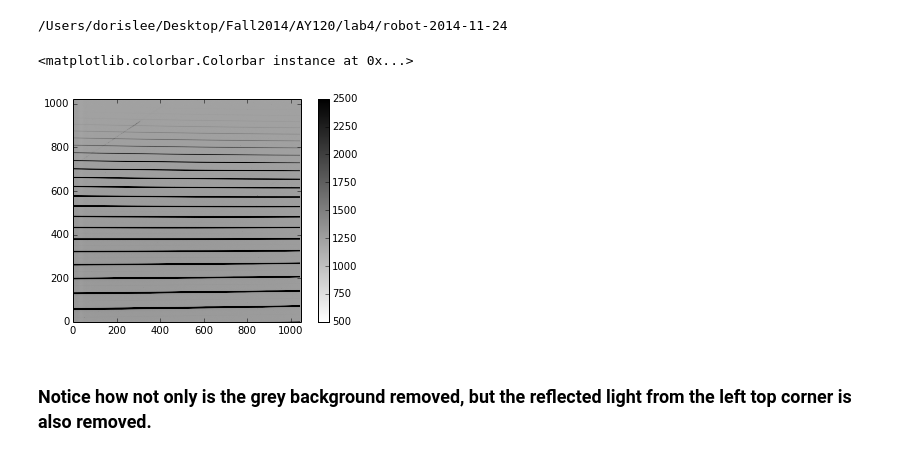
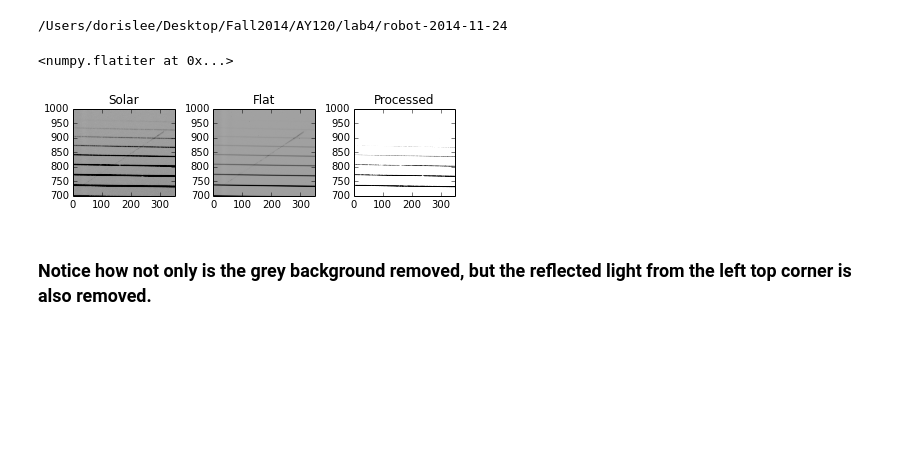
Before and after one commit to dorisjlee/AY120, a Jupyter notebook: lab4/SolarScan Analysis.ipynb, the cells around one changed output. Drawn from its saved outputs; the diff is of its cells as text; code cells hidden in the pictures; blank space fills up the shorter version.

Commit message:
black magic with data reduction (dark,flat subtraction) made the Eddington approx curve fit beautifully

```diff
--- a/lab4/SolarScan Analysis.ipynb
+++ b/lab4/SolarScan Analysis.ipynb
@@ -82,9 +71,27 @@ for i in glob.glob("Q-*.fit"):
     tmp= pf.getdata(i)
     flats +=tmp
 flats = flats /len(glob.glob("Q-*.fit"))
-plt.imshow(flats[::-1],cmap='gray_r',vmin=500,vmax=2500,origin="lower")
-plt.colorbar()
-# %% [output]
-<matplotlib.colorbar.Colorbar instance at 0x...>
-[figure, removed]
+# %%
+axes.flat
+# %% [output]
+<numpy.flatiter at 0x...>
+# %%
+fig = plt.figure()
+ax1 = plt.subplot(232)
+plt.title("Flat",fontsize=12)
+plt.imshow(flats[::-1][700:1000,0:350],cmap='gray_r',vmin=500,vmax=2500,origin="lower",extent =[0,350,700,1000])
+ax2 = plt.subplot(231)
+plt.title("Solar",fontsize=12)
+plt.imshow(x[::-1][700:1000,0:350],cmap='gray_r',vmin=500,vmax=2500,origin="lower",extent =[0,350,700,1000])
+ax3 = plt.subplot(233)
+plt.title("Processed",fontsize=12)
+im = plt.imshow(processed[::-1][700:1000,0:350],cmap='gray_r',vmin=500,vmax=2500,origin="lower",extent =[0,350,700,1000])
+# fig.colorbar(im, ax=axes.ravel().tolist())
+ax1.set_xticks(np.arange(0,350,100));
+ax2.set_xticks(np.arange(0,350,100));
+ax3.set_xticks(np.arange(0,350,100));
+# plt.colorbar()
+plt.tight_layout()
+# %% [output]
+[figure, added]
 # %%
```
Also changed, not shown: parts of 22 cells of this notebook, 8 other files.
